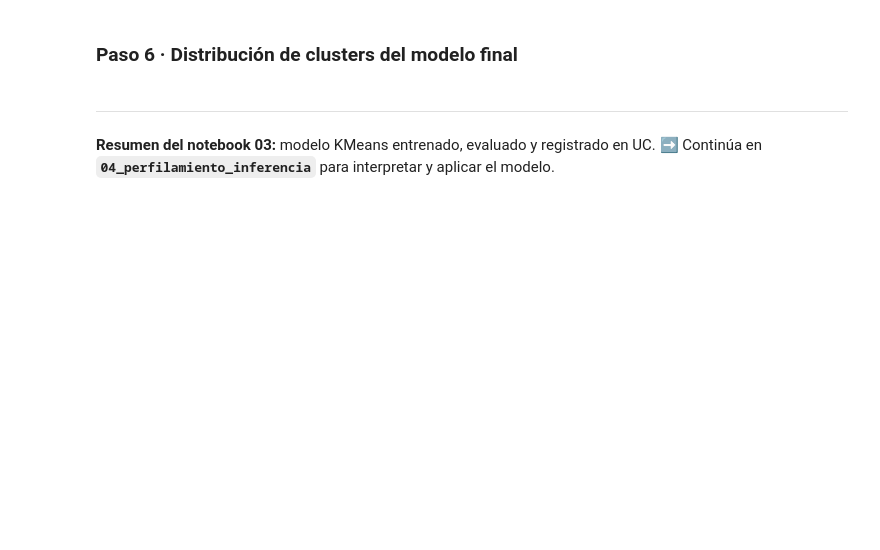
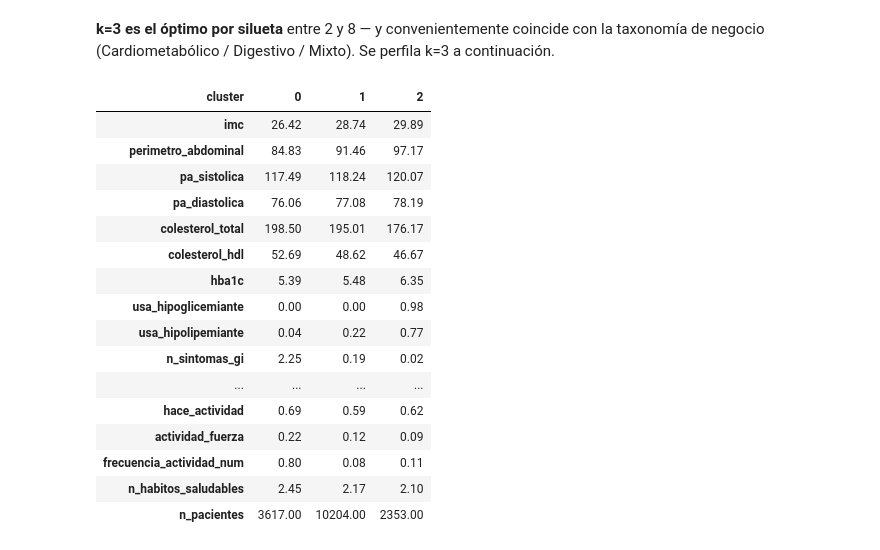
Before and after one commit to MiloComfama/FenotipoMedico, a Jupyter notebook: databricks/03_entrenamiento_clustering.ipynb, the cells around one changed output. Drawn from its saved outputs; the diff is of its cells as text; code cells hidden in the pictures; blank space fills up the shorter version.

```diff
--- a/databricks/03_entrenamiento_clustering.ipynb
+++ b/databricks/03_entrenamiento_clustering.ipynb
@@ -154,2 +74,0 @@ with mlflow.start_run(run_name=f"kmeans_k{k_best}") as run:
-# %% [markdown]
-### Paso 6 · Distribución de clusters del modelo final
@@ -160,4 +75,29 @@ print("Sugerencia: usa este run_id / modelo en el notebook 04:", run_id)
-# %% [markdown]
----
-**Resumen del notebook 03:** modelo KMeans entrenado, evaluado y registrado en UC.
-➡️ Continúa en **`04_perfilamiento_inferencia`** para interpretar y aplicar el modelo.
+# %% [markdown]
+**k=3 es el óptimo por silueta** entre 2 y 8 — y convenientemente coincide
+con la taxonomía de negocio (Cardiometabólico / Digestivo / Mixto). Se
+perfila k=3 a continuación.
+# %%
+km3 = KMeans(n_clusters=3, random_state=RANDOM_STATE, n_init=10)
+labels3 = km3.fit_predict(Xs)
+sizes = pd.Series(labels3).value_counts().sort_index()
+profile = df.assign(cluster=labels3).groupby("cluster")[FEATURE_NAMES].mean().round(2)
+profile["n_pacientes"] = sizes
+profile.T
+# %% [output]
+| cluster | 0 | 1 | 2 |
+| imc | 26.42 | 28.74 | 29.89 |
+| perimetro_abdominal | 84.83 | 91.46 | 97.17 |
+| pa_sistolica | 117.49 | 118.24 | 120.07 |
+| pa_diastolica | 76.06 | 77.08 | 78.19 |
+| colesterol_total | 198.50 | 195.01 | 176.17 |
+| colesterol_hdl | 52.69 | 48.62 | 46.67 |
+| hba1c | 5.39 | 5.48 | 6.35 |
+| usa_hipoglicemiante | 0.00 | 0.00 | 0.98 |
+| usa_hipolipemiante | 0.04 | 0.22 | 0.77 |
+| n_sintomas_gi | 2.25 | 0.19 | 0.02 |
+| ... | ... | ... | ... |
+| hace_actividad | 0.69 | 0.59 | 0.62 |
+| actividad_fuerza | 0.22 | 0.12 | 0.09 |
+| frecuencia_actividad_num | 0.80 | 0.08 | 0.11 |
+| n_habitos_saludables | 2.45 | 2.17 | 2.10 |
+| n_pacientes | 3617.00 | 10204.00 | 2353.00 |
```
Also changed, not shown: parts of 21 cells of this notebook, 11 other files.
